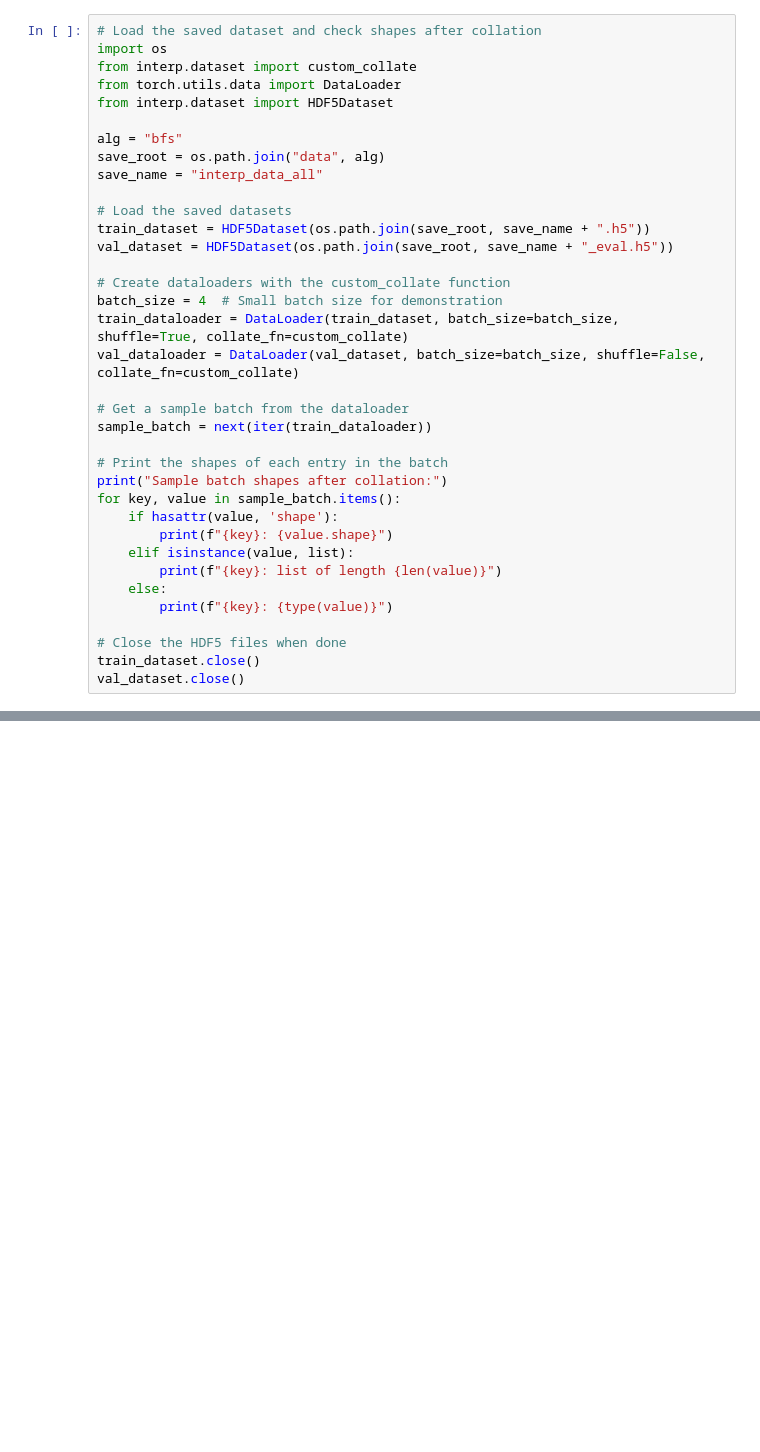
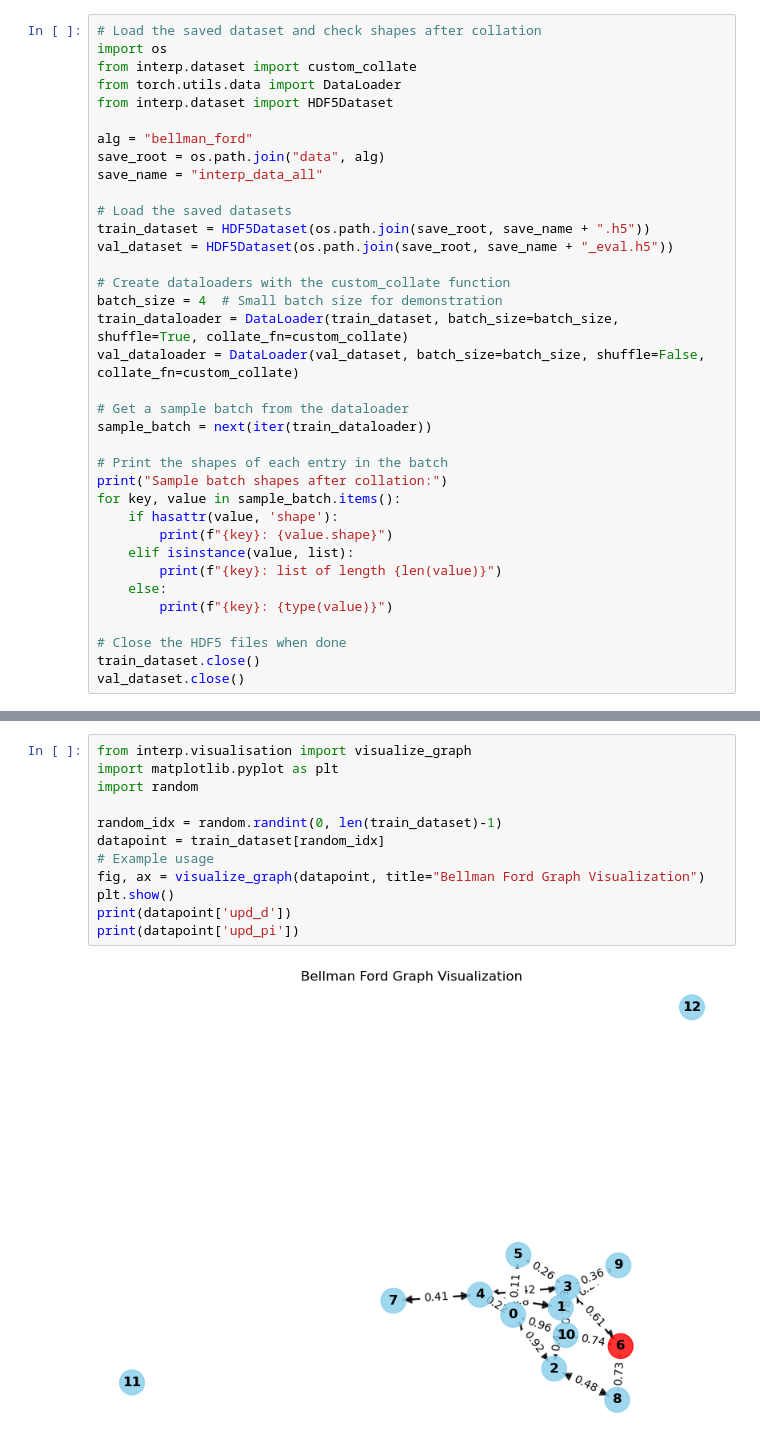
Before and after one commit to douavocado/L65_NAR, a Jupyter notebook: CreateDataset.ipynb, the cells around one changed output, grey strips where cells are left out. Drawn from its saved outputs; the diff is of its cells as text; blank space fills up the shorter version.

```diff
--- a/CreateDataset.ipynb
+++ b/CreateDataset.ipynb
@@ -489,7 +123,7 @@ from interp.dataset import custom_collate
 from torch.utils.data import DataLoader
 from interp.dataset import HDF5Dataset
 
-alg = "bfs"
+alg = "bellman_ford"
 save_root = os.path.join("data", alg)
 save_name = "interp_data_all"
 
@@ -535,0 +170,14 @@ upd_pi: torch.Size([15, 41])
+# %%
+from interp.visualisation import visualize_graph
+import matplotlib.pyplot as plt
+import random
+
+random_idx = random.randint(0, len(train_dataset)-1)
+datapoint = train_dataset[random_idx]
+# Example usage
+fig, ax = visualize_graph(datapoint, title="Bellman Ford Graph Visualization")
+plt.show()
+print(datapoint['upd_d'])
+print(datapoint['upd_pi'])
+# %% [output]
+[figure, added]
```
Also changed, not shown: parts of 22 cells of this notebook, 3 other files.
